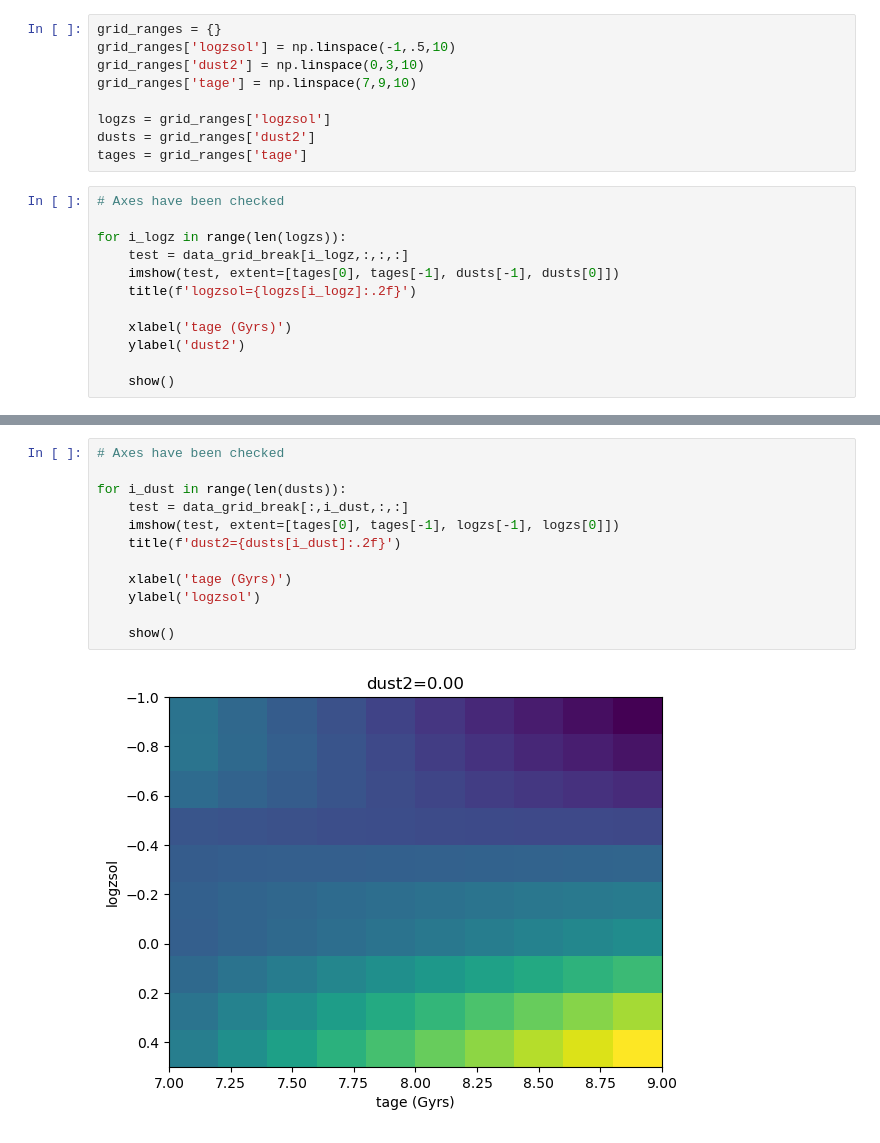
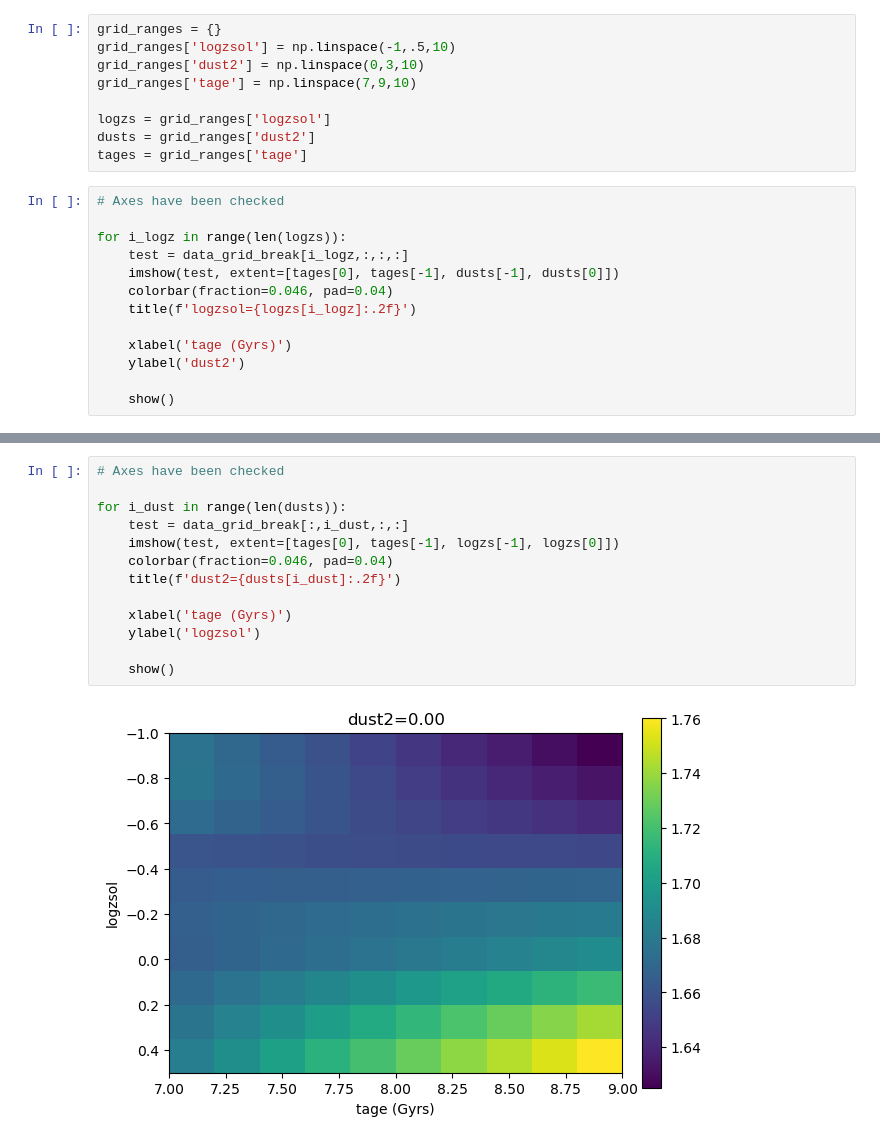
Before and after one commit to sem635NAU/REU, a Jupyter notebook: Notebooks/Notebook_6_26.ipynb, the cells around one changed output, grey strips where cells are left out. Drawn from its saved outputs; the diff is of its cells as text.

```diff
--- a/Notebooks/Notebook_6_26.ipynb
+++ b/Notebooks/Notebook_6_26.ipynb
@@ -23,6 +23,7 @@ tages = grid_ranges['tage']
 for i_logz in range(len(logzs)):
     test = data_grid_break[i_logz,:,:,:]
     imshow(test, extent=[tages[0], tages[-1], dusts[-1], dusts[0]])
+    colorbar(fraction=0.046, pad=0.04)
     title(f'logzsol={logzs[i_logz]:.2f}')
 
     xlabel('tage (Gyrs)')
@@ -43,14 +44,15 @@ for i_logz in range(len(logzs)):
 # %%
 # Axes have been checked
 
 for i_dust in range(len(dusts)):
     test = data_grid_break[:,i_dust,:,:]
     imshow(test, extent=[tages[0], tages[-1], logzs[-1], logzs[0]])
+    colorbar(fraction=0.046, pad=0.04)
     title(f'dust2={dusts[i_dust]:.2f}')
 
     xlabel('tage (Gyrs)')
     ylabel('logzsol')
 
     show()
 # %% [output]
-[figure, old version]
+[figure, new version]
```
Also changed, not shown: parts of 3 cells of this notebook.
